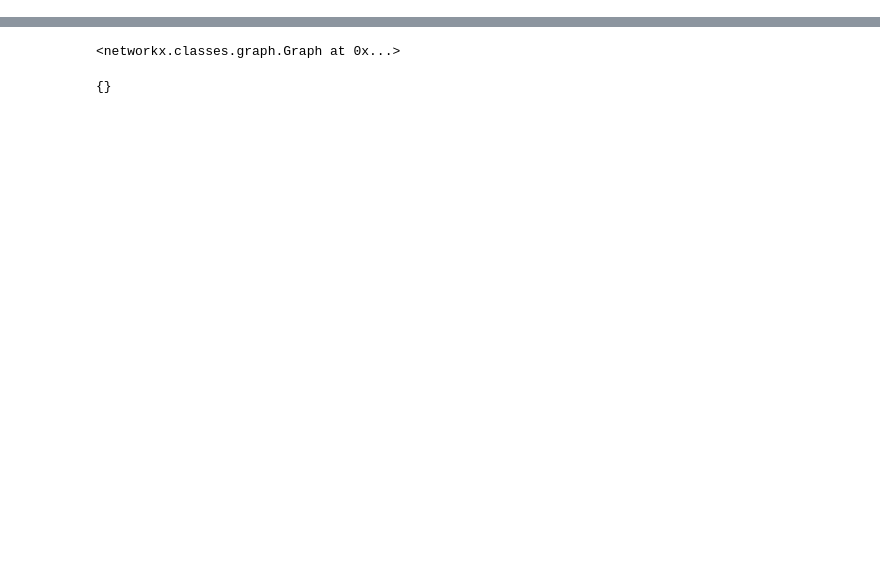
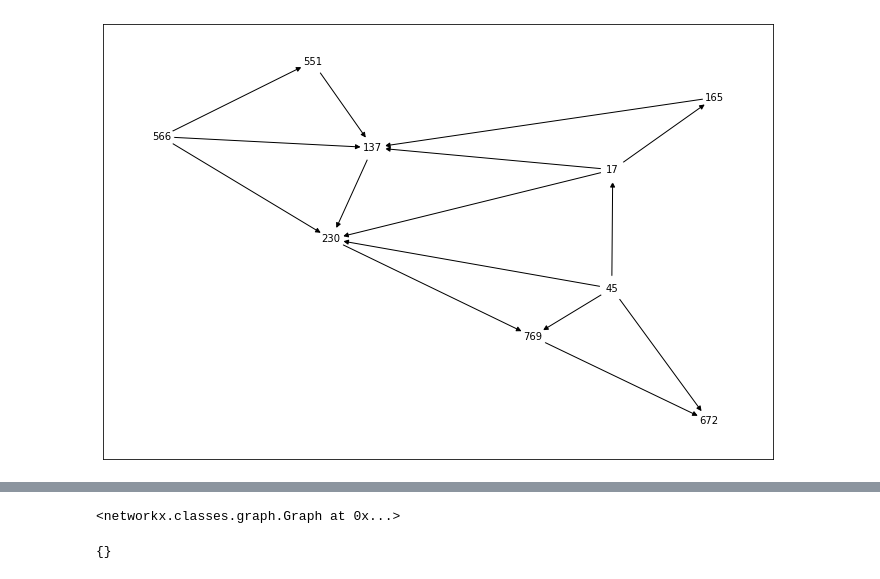
Before and after one commit to ELitvinova/bacc, a Jupyter notebook: algo_check_reachable.ipynb, the cells around one changed output, grey strips where cells are left out. Drawn from its saved outputs; the diff is of its cells as text; code cells hidden in the pictures; blank space fills up the shorter version.

```diff
--- a/algo_check_reachable.ipynb
+++ b/algo_check_reachable.ipynb
@@ -213,0 +219,10 @@ class MatrixBuilder:
+# %%
+plt.figure(figsize=(12,8))
+options = {
+    "node_size": 600,
+    "node_color": "white",
+    "font_size": 10
+}
+nx.draw_networkx(x2_same.graph, **options)
+# %% [output]
+[figure, added]
```
Also changed, not shown: parts of 108 cells of this notebook, 2 other files.
